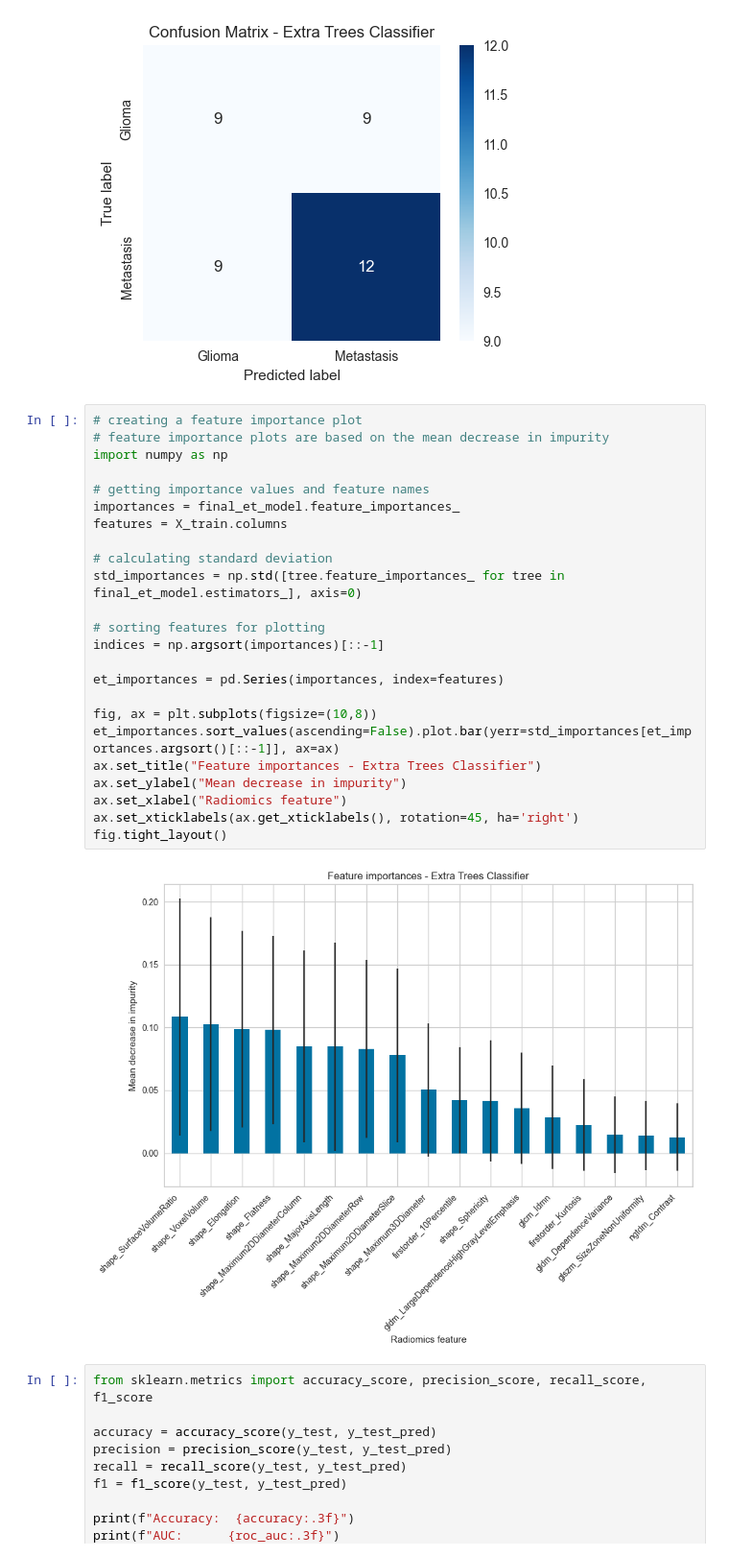
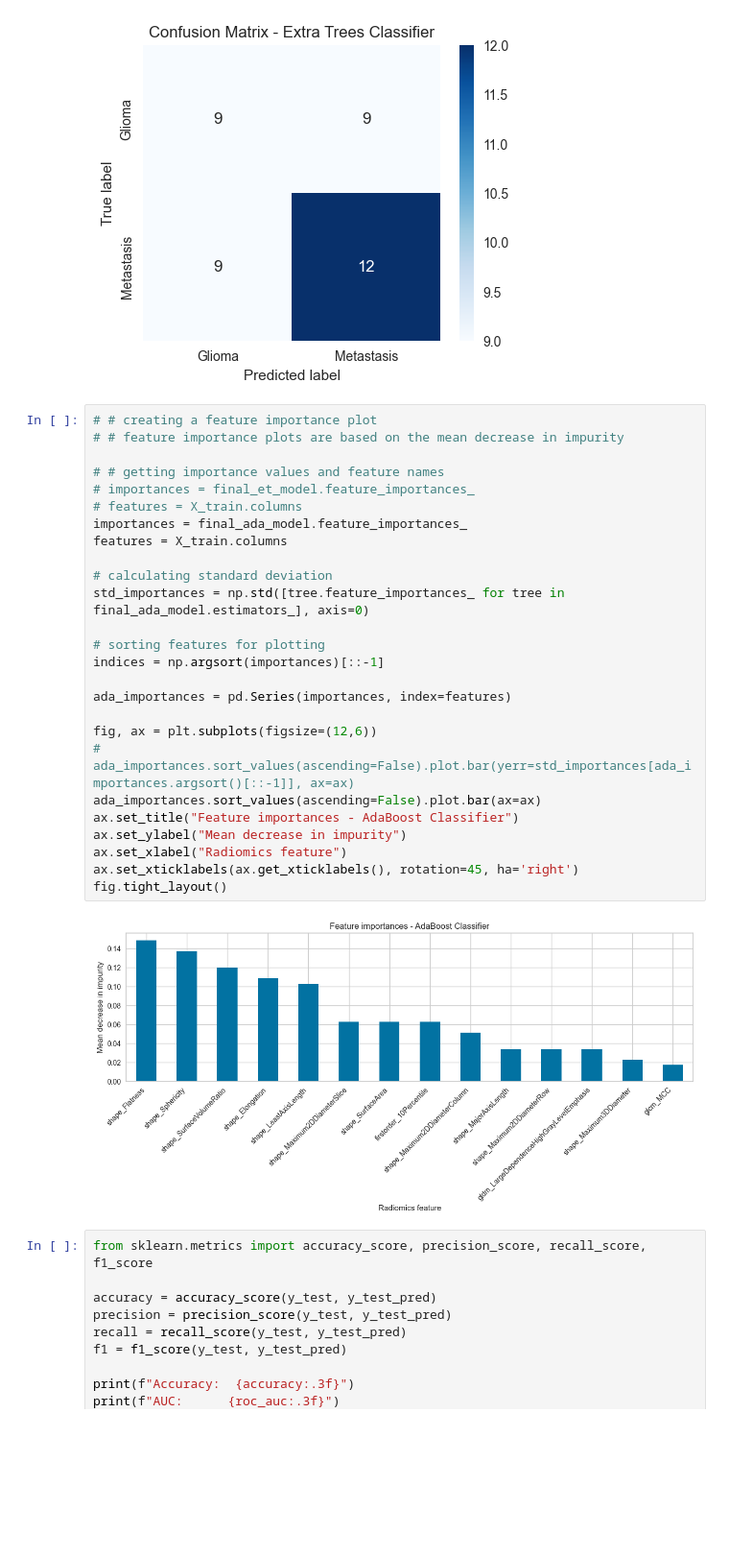
Before and after one commit to pmagbor/ds9000_project, a Jupyter notebook: 04_training_models.ipynb, the cells around one changed output. Shown at 96% size. Cells and saved outputs as stored; diff of their text form; blank space fills up the shorter version.

```diff
--- a/04_training_models.ipynb
+++ b/04_training_models.ipynb
@@ -763,31 +794,33 @@ plt.show()
 # %% [output]
 [figure]
 # %%
-# creating a feature importance plot
-# feature importance plots are based on the mean decrease in impurity
-import numpy as np
+# # creating a feature importance plot
+# # feature importance plots are based on the mean decrease in impurity
 
-# getting importance values and feature names
-importances = final_et_model.feature_importances_
+# # getting importance values and feature names
+# importances = final_et_model.feature_importances_
+# features = X_train.columns
+importances = final_ada_model.feature_importances_
 features = X_train.columns
 
 # calculating standard deviation
-std_importances = np.std([tree.feature_importances_ for tree in final_et_model.estimators_], axis=0)
+std_importances = np.std([tree.feature_importances_ for tree in final_ada_model.estimators_], axis=0)
 
 # sorting features for plotting
 indices = np.argsort(importances)[::-1]
 
-et_importances = pd.Series(importances, index=features)
+ada_importances = pd.Series(importances, index=features)
 
-fig, ax = plt.subplots(figsize=(10,8))
-et_importances.sort_values(ascending=False).plot.bar(yerr=std_importances[et_importances.argsort()[::-1]], ax=ax)
-ax.set_title("Feature importances - Extra Trees Classifier")
+fig, ax = plt.subplots(figsize=(12,6))
+# ada_importances.sort_values(ascending=False).plot.bar(yerr=std_importances[ada_importances.argsort()[::-1]], ax=ax)
+ada_importances.sort_values(ascending=False).plot.bar(ax=ax)
+ax.set_title("Feature importances - AdaBoost Classifier")
 ax.set_ylabel("Mean decrease in impurity")
 ax.set_xlabel("Radiomics feature")
 ax.set_xticklabels(ax.get_xticklabels(), rotation=45, ha='right')
 fig.tight_layout()
 # %% [output]
-[figure, old version]
+[figure, new version]
 # %%
 from sklearn.metrics import accuracy_score, precision_score, recall_score, f1_score
 
```
Also changed, not shown: parts of 4 cells of this notebook.
